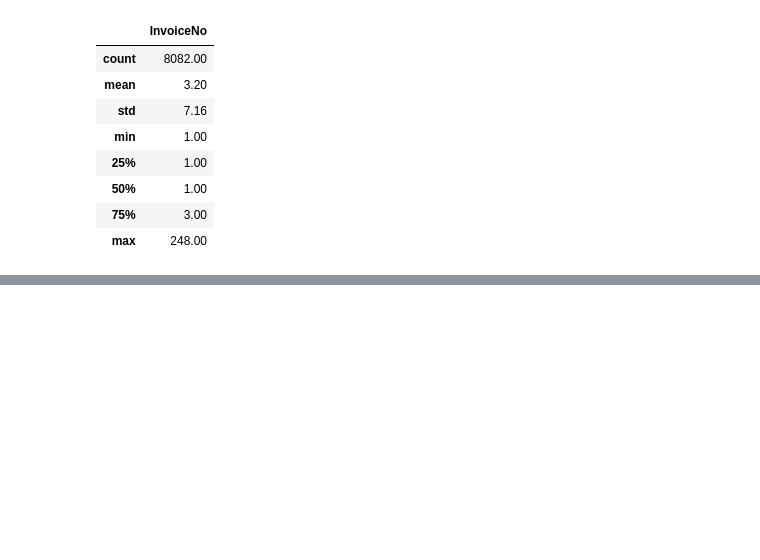
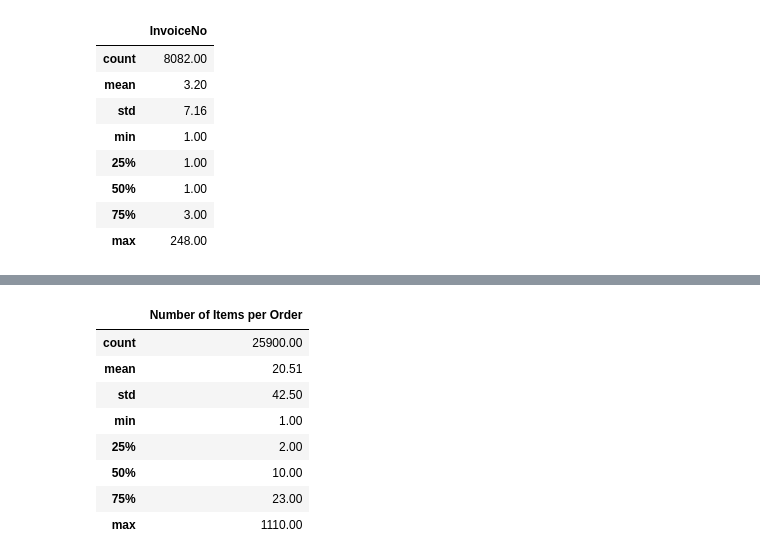
Before and after one commit to Ranjitkumarmuduli/Capstone-Project--4, a Jupyter notebook: Online_Retail_Customer_Segmentation_Capstone_Project.ipynb, the cells around one changed output, grey strips where cells are left out. Saved outputs shown, nothing was run; the diff lists cells and outputs as text; code cells hidden in the pictures; blank space fills up the shorter version.

```diff
--- a/Online_Retail_Customer_Segmentation_Capstone_Project.ipynb
+++ b/Online_Retail_Customer_Segmentation_Capstone_Project.ipynb
@@ -356,0 +374,12 @@ groupby_customers.describe()
+# %%
+groupby_invoice.describe()
+# %% [output]
+|  | Number of Items per Order |
+| count | 25900.00 |
+| mean | 20.51 |
+| std | 42.50 |
+| min | 1.00 |
+| 25% | 2.00 |
+| 50% | 10.00 |
+| 75% | 23.00 |
+| max | 1110.00 |
```
Also changed, not shown: parts of 9 cells of this notebook.
